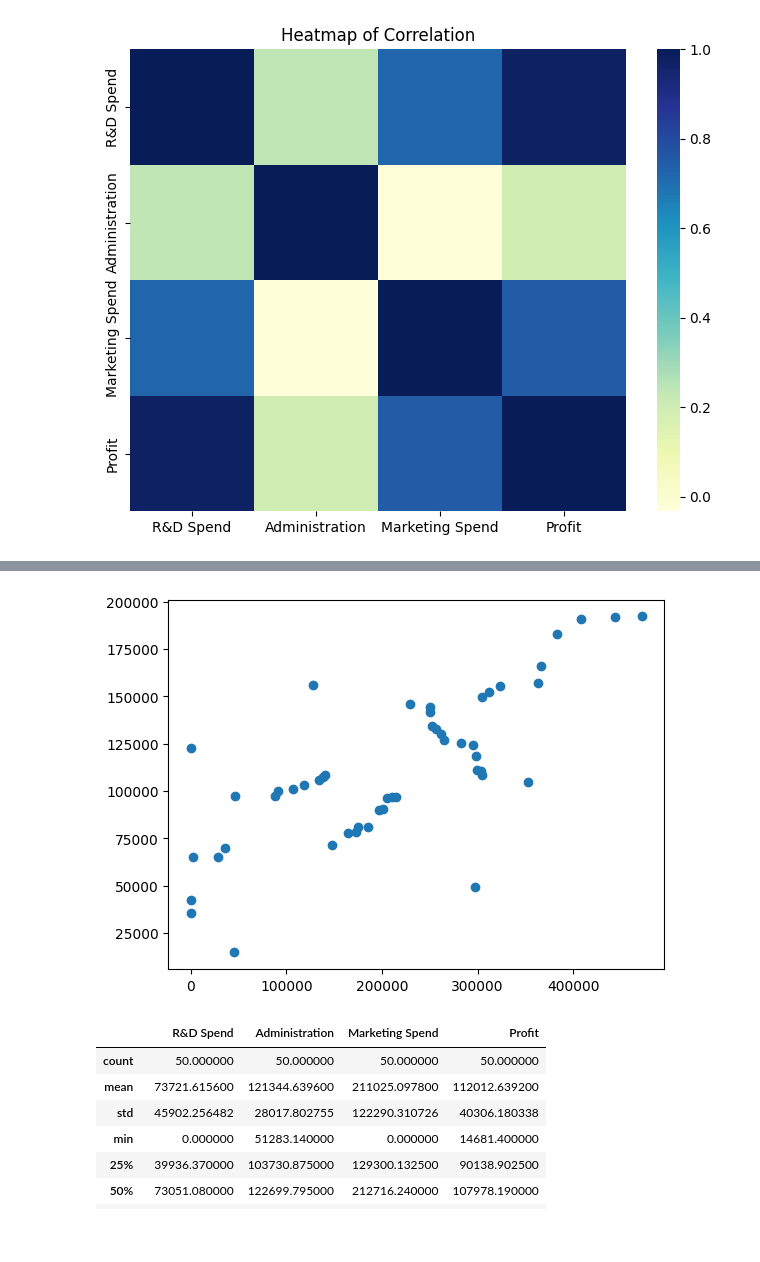
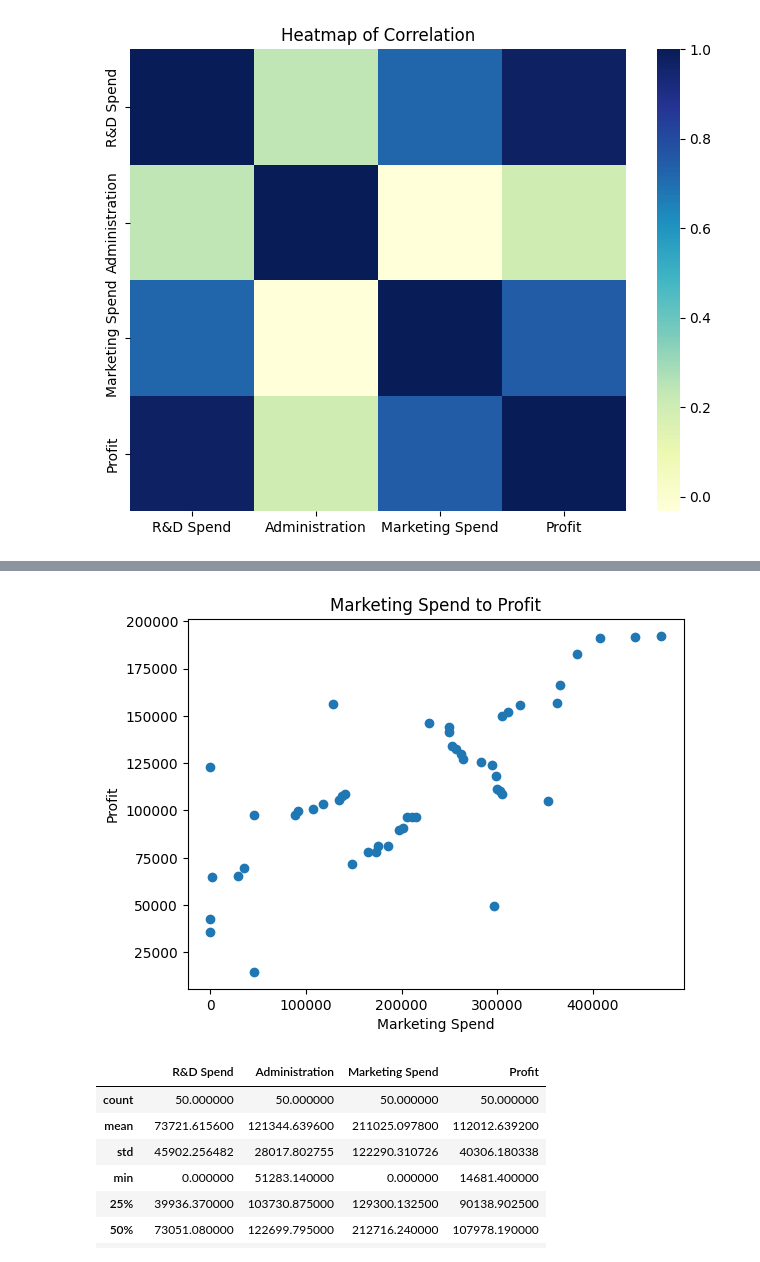
Before and after one commit to JPIPPEN89/Multiple_LinReg, a Jupyter notebook: Multiple_LinearReg.ipynb, the cells around one changed output, grey strips where cells are left out. Saved outputs shown, nothing was run; the diff lists cells and outputs as text; code cells hidden in the pictures; blank space fills up the shorter version.

```diff
--- a/Multiple_LinearReg.ipynb
+++ b/Multiple_LinearReg.ipynb
@@ -70,8 +65,11 @@ plt.show()
 # %%
 plt.scatter(corr['Marketing Spend'], corr['Profit'])
+plt.xlabel('Marketing Spend')
+plt.ylabel('Profit')
+plt.title('Marketing Spend to Profit')
 plt.show()
 # %% [output]
-[figure, old version]
+[figure, new version]
 # %%
 corr.describe()
 # %% [output]
```
Also changed, not shown: parts of 4 cells of this notebook.
